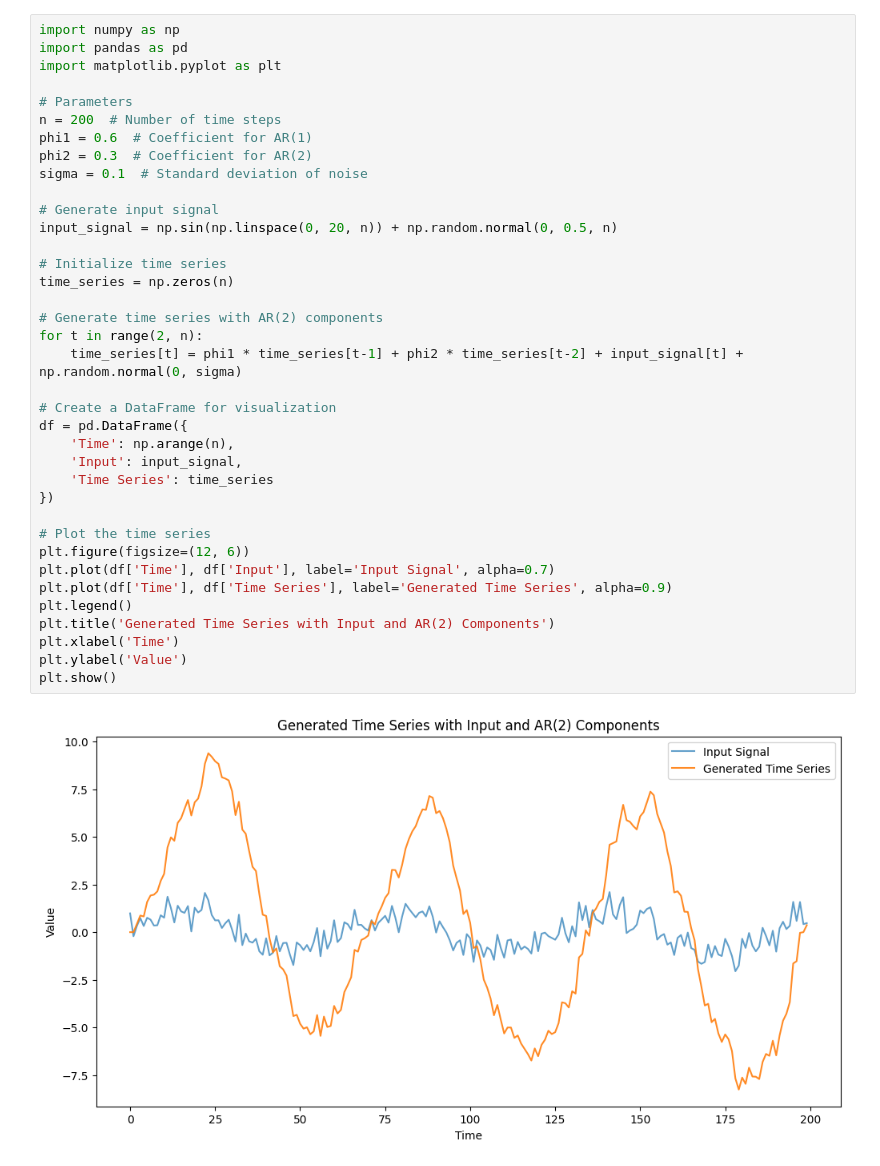
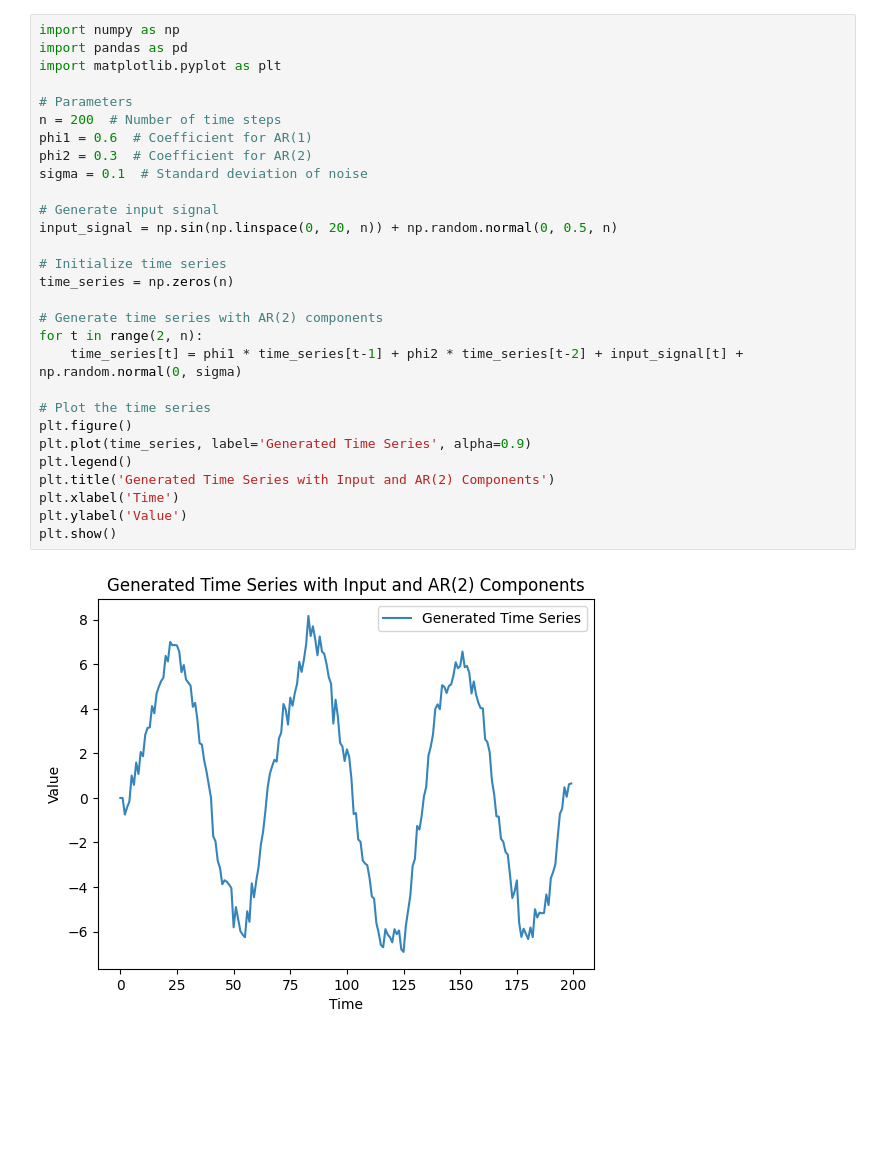
Before and after one commit to plgreenLIRU/ARX, a Jupyter notebook: examples/example2_linear_Bayes.ipynb, the cells around one changed output. Drawn from its saved outputs; the diff is of its cells as text; blank space fills up the shorter version.

```diff
--- a/examples/example2_linear_Bayes.ipynb
+++ b/examples/example2_linear_Bayes.ipynb
@@ -1,42 +1,34 @@
 # %%
 import numpy as np
 import pandas as pd
 import matplotlib.pyplot as plt
 
 # Parameters
 n = 200  # Number of time steps
 phi1 = 0.6  # Coefficient for AR(1)
 phi2 = 0.3  # Coefficient for AR(2)
 sigma = 0.1  # Standard deviation of noise
 
 # Generate input signal
 input_signal = np.sin(np.linspace(0, 20, n)) + np.random.normal(0, 0.5, n)
 
 # Initialize time series
 time_series = np.zeros(n)
 
 # Generate time series with AR(2) components
 for t in range(2, n):
     time_series[t] = phi1 * time_series[t-1] + phi2 * time_series[t-2] + input_signal[t] + np.random.normal(0, sigma)
 
-# Create a DataFrame for visualization
-df = pd.DataFrame({
-    'Time': np.arange(n),
-    'Input': input_signal,
-    'Time Series': time_series
-})
-
 # Plot the time series
-plt.figure(figsize=(12, 6))
-plt.plot(df['Time'], df['Input'], label='Input Signal', alpha=0.7)
-plt.plot(df['Time'], df['Time Series'], label='Generated Time Series', alpha=0.9)
+plt.figure()
+plt.plot(time_series, label='Generated Time Series', alpha=0.9)
 plt.legend()
 plt.title('Generated Time Series with Input and AR(2) Components')
 plt.xlabel('Time')
 plt.ylabel('Value')
 plt.show()
 # %% [output]
-[figure, old version]
+[figure, new version]
 # %%
 from ARX.Regressors import LinearBayes
 
```
Also changed, not shown: parts of 2 cells of this notebook.
